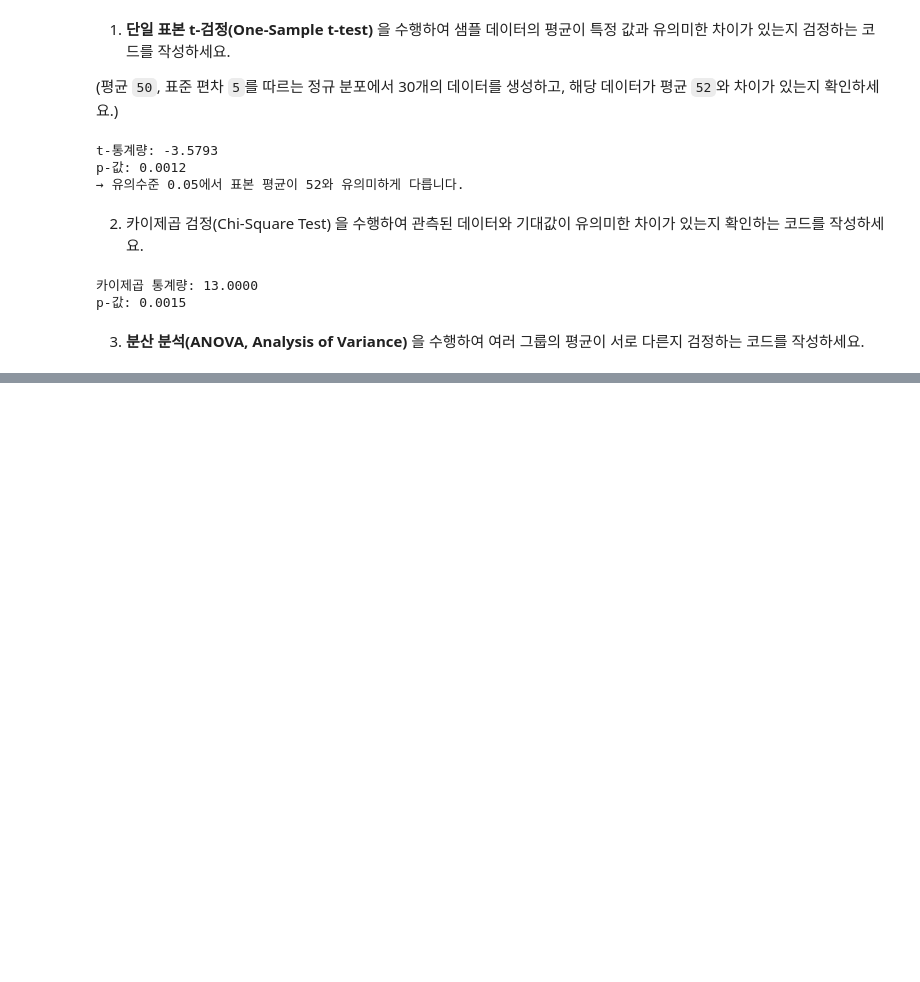
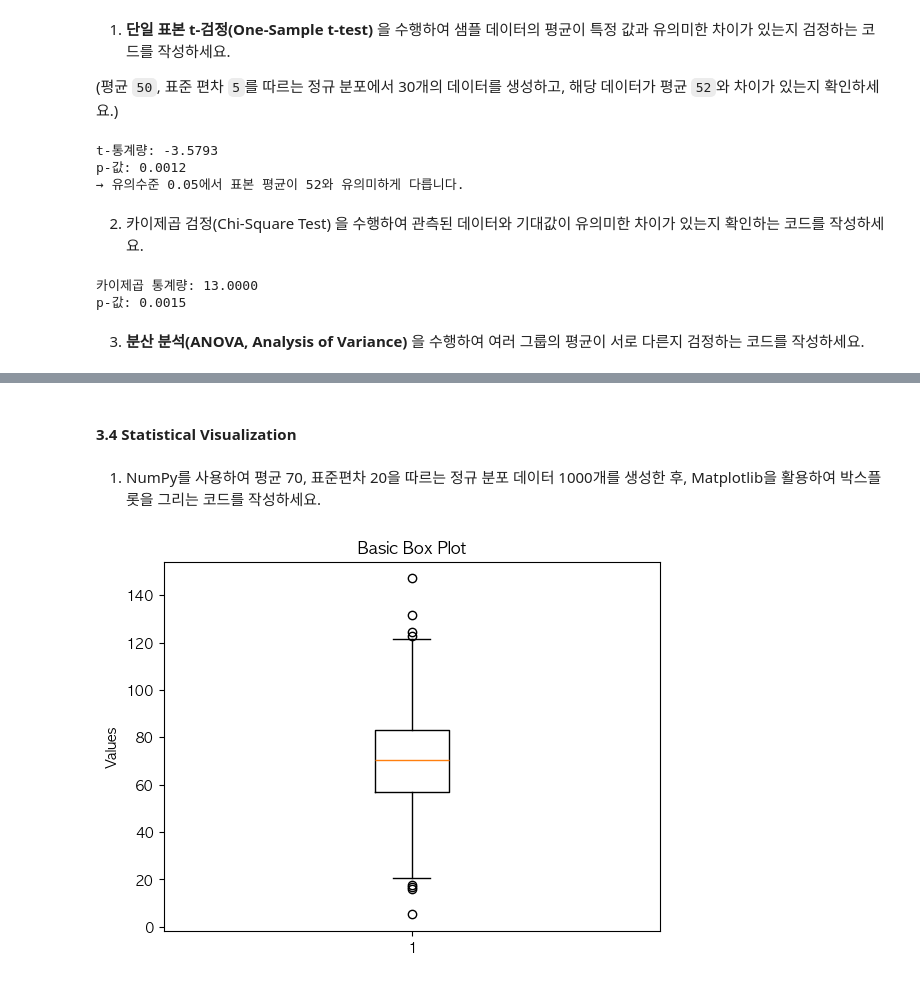
Before and after one commit to 100-hours-a-week/KTB4-Kaia-AI, a Jupyter notebook: weekly-challenge/week-03/visualization.ipynb, the cells around one changed output, grey strips where cells are left out. Cells and saved outputs as stored; diff of their text form; code cells hidden in the pictures; blank space fills up the shorter version.

Commit message:
feat(week-03): update visualization notebook

```diff
--- a/weekly-challenge/week-03/visualization.ipynb
+++ b/weekly-challenge/week-03/visualization.ipynb
@@ -1651,0 +1652,16 @@ p-값: 0.0000
+# %% [markdown]
+#### 3.4 Statistical Visualization
+# %% [markdown]
+1. NumPy를 사용하여 평균 70, 표준편차 20을 따르는 정규 분포 데이터 1000개를 생성한 후, Matplotlib을 활용하여 박스플롯을 그리는 코드를 작성하세요.
+# %%
+# 데이터 생성 (평균=70, 표준편차=20인 정규 분포 데이터 1000개)
+np.random.seed(42)
+data = np.random.normal(loc=70, scale=20, size=1000)
+
+plt.boxplot(data)
+plt.title("Basic Box Plot")
+plt.ylabel("Values")
+
+plt.show()
+# %% [output]
+[figure, added]
```
Also changed, not shown: parts of 12 cells of this notebook.
